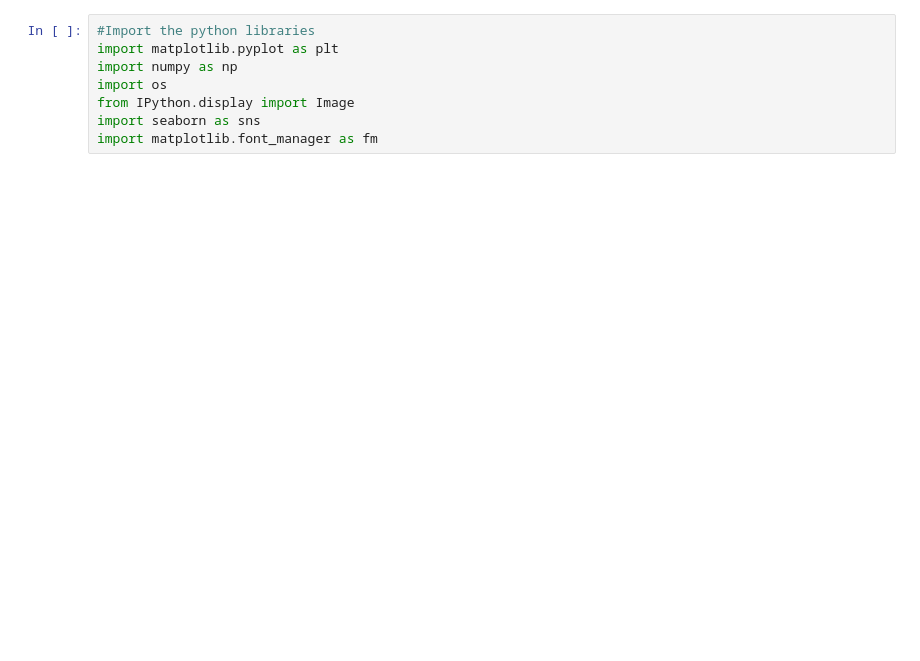
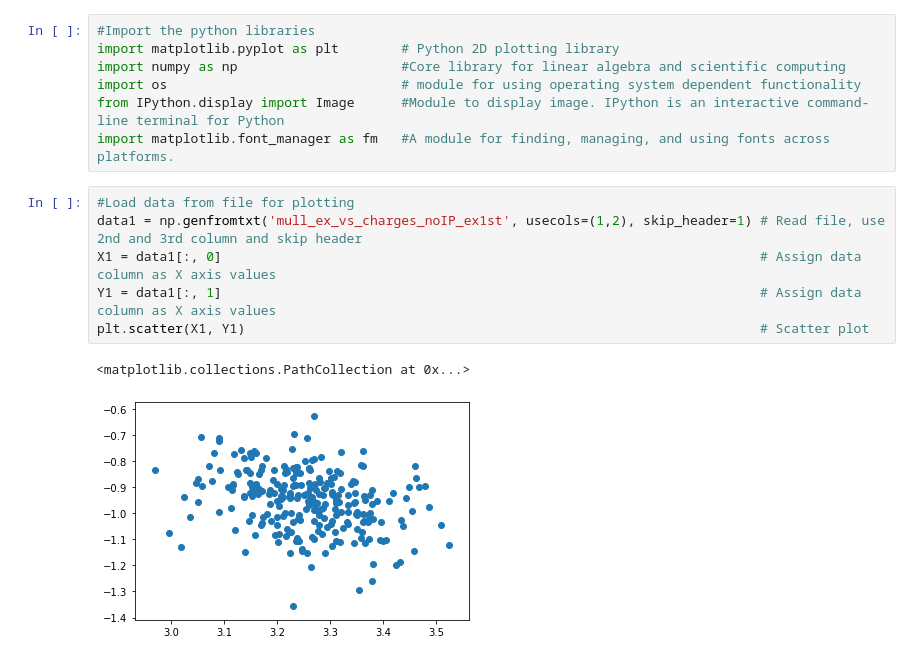
Before and after one commit to Carreau/matplotlib-demo, a Jupyter notebook: Matplotlib_tutorial.ipynb, the cells around one changed output. Cells and saved outputs as stored; diff of their text form; blank space fills up the shorter version.

```diff
--- a/Matplotlib_tutorial.ipynb
+++ b/Matplotlib_tutorial.ipynb
@@ -1,9 +1,17 @@
 # %%
 #Import the python libraries
-import matplotlib.pyplot as plt
-import numpy as np
-import os
-from IPython.display import Image
-import seaborn as sns
-import matplotlib.font_manager as fm
+import matplotlib.pyplot as plt        # Python 2D plotting library
+import numpy as np                     #Core library for linear algebra and scientific computing
+import os                              # module for using operating system dependent functionality
+from IPython.display import Image      #Module to display image. IPython is an interactive command-line terminal for Python
+import matplotlib.font_manager as fm   #A module for finding, managing, and using fonts across platforms.
+# %%
+#Load data from file for plotting
+data1 = np.genfromtxt('mull_ex_vs_charges_noIP_ex1st', usecols=(1,2), skip_header=1) # Read file, use 2nd and 3rd column and skip header
+X1 = data1[:, 0]                                                                     # Assign data column as X axis values
+Y1 = data1[:, 1]                                                                     # Assign data column as X axis values
+plt.scatter(X1, Y1)                                                                  # Scatter plot
+# %% [output]
+<matplotlib.collections.PathCollection at 0x...>
+[figure, added]
 # %%
```
Also changed, not shown: parts of 8 cells of this notebook.
